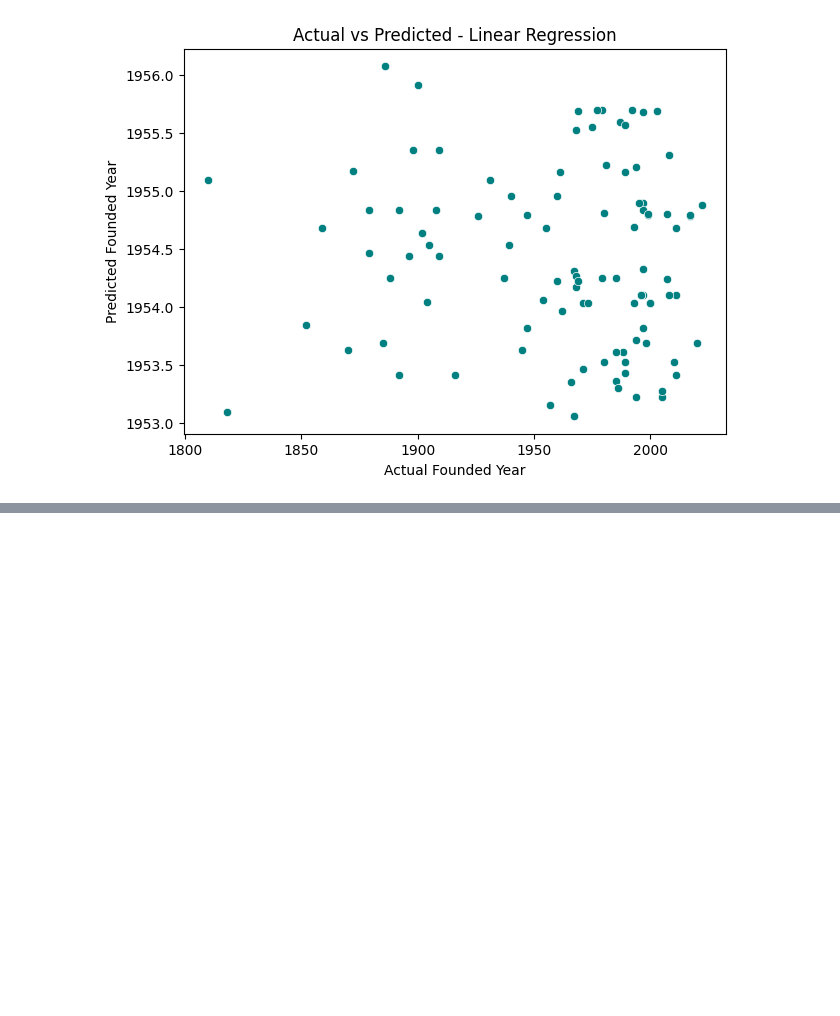
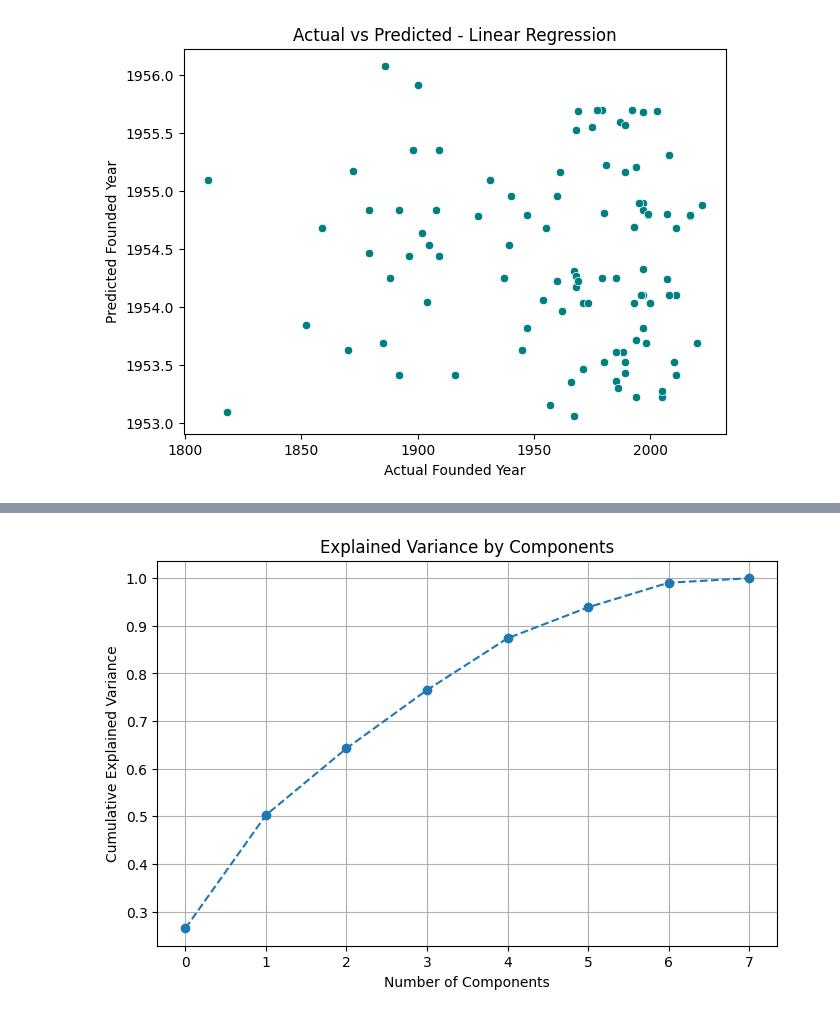
Before and after one commit to payalchatterjee2022-cmyk/EDA_project_22BDS0226, a Jupyter notebook: 22BDS0226 module 7.ipynb, the cells around one changed output, grey strips where cells are left out. Saved outputs shown, nothing was run; the diff lists cells and outputs as text; code cells hidden in the pictures; blank space fills up the shorter version.

```diff
--- a/22BDS0226 module 7.ipynb
+++ b/22BDS0226 module 7.ipynb
@@ -88,3 +88,92 @@ Mean Squared Error (MSE): 2322.77
 Root Mean Squared Error (RMSE): 48.20
 R² Score (Accuracy): -0.0188
 [figure]
+# %%
+# Step 1: Import Libraries
+import pandas as pd
+import numpy as np
+import matplotlib.pyplot as plt
+import seaborn as sns
+from sklearn.preprocessing import LabelEncoder, StandardScaler
+from sklearn.decomposition import PCA
+from sklearn.metrics import r2_score, mean_squared_error, mean_absolute_error
+
+# Step 2: Load Dataset
+url = "https://raw.githubusercontent.com/salemprakash/EDA/main/Data/constituents.csv"
+df = pd.read_csv(url)
+print("Dataset Loaded Successfully!\n")
+print(df.head())
+
+# Step 3: Check Columns and Info
+print("\nDataset Information:")
+print(df.info())
+
+# Step 4: Handle Missing Values
+df = df.dropna()
+
+# Step 5: Encode Categorical Columns
+encoder = LabelEncoder()
+for col in df.columns:
+    if df[col].dtype == 'object':
+        df[col] = encoder.fit_transform(df[col])
+
+print("\nEncoded Dataset Sample:")
+print(df.head())
+
+# Step 6: Standardize the Data
+scaler = StandardScaler()
+scaled_data = scaler.fit_transform(df)
+
+# Step 7: Apply PCA
+pca = PCA(n_components=None)   # Keep all components first
+pca_data = pca.fit_transform(scaled_data)
+
+# Step 8: Explained Variance Visualization
+plt.figure(figsize=(8,5))
+plt.plot(np.cumsum(pca.explained_variance_ratio_), marker='o', linestyle='--')
+plt.title('Explained Variance by Components')
+plt.xlabel('Number of Components')
+plt.ylabel('Cumulative Explained Variance')
+plt.grid(True)
+plt.show()
+
+# Step 9: Choose top 2 Components for Visualization
+pca_2 = PCA(n_components=2)
+pca_2_data = pca_2.fit_transform(scaled_data)
+
+# Step 10: 2D PCA Visualization
+plt.figure(figsize=(8,6))
+sns.scatterplot(x=pca_2_data[:,0], y=pca_2_data[:,1], s=60, color='teal')
+plt.title('PCA - First Two Principal Components')
+plt.xlabel('Principal Component 1')
+plt.ylabel('Principal Component 2')
+plt.grid(True)
+plt.show()
+
+# Step 11: Reconstruct Data from PCA
+reconstructed_data = pca.inverse_transform(pca_data)
+
+# Step 12: Calculate Error Metrics between Original and Reconstructed Data
+r2 = r2_score(scaled_data, reconstructed_data)
+mse = mean_squared_error(scaled_data, reconstructed_data)
+mae = mean_absolute_error(scaled_data, reconstructed_data)
+rmse = np.sqrt(mse)
+
+# Step 13: Print Results
+print("\n PCA Performance Metrics:")
+print(f"R² Score  : {r2:.4f}")
+print(f"MSE       : {mse:.4f}")
+print(f"MAE       : {mae:.4f}")
+print(f"RMSE      : {rmse:.4f}")
+
+# Step 14: Plot Original vs Reconstructed for Sample Feature
+plt.figure(figsize=(8,5))
+plt.plot(scaled_data[0], label='Original Data', marker='o')
+plt.plot(reconstructed_data[0], label='Reconstructed Data (from PCA)', marker='x')
+plt.title('Original vs Reconstructed Data for First Sample')
+plt.xlabel('Feature Index')
+plt.ylabel('Scaled Value')
+plt.legend()
+plt.grid(True)
+plt.show()
+# %% [output]
@@ -90,0 +197 @@ R² Score (Accuracy): -0.0188
+[figure, added]
```
Also changed, not shown: parts of 1 cell of this notebook.
